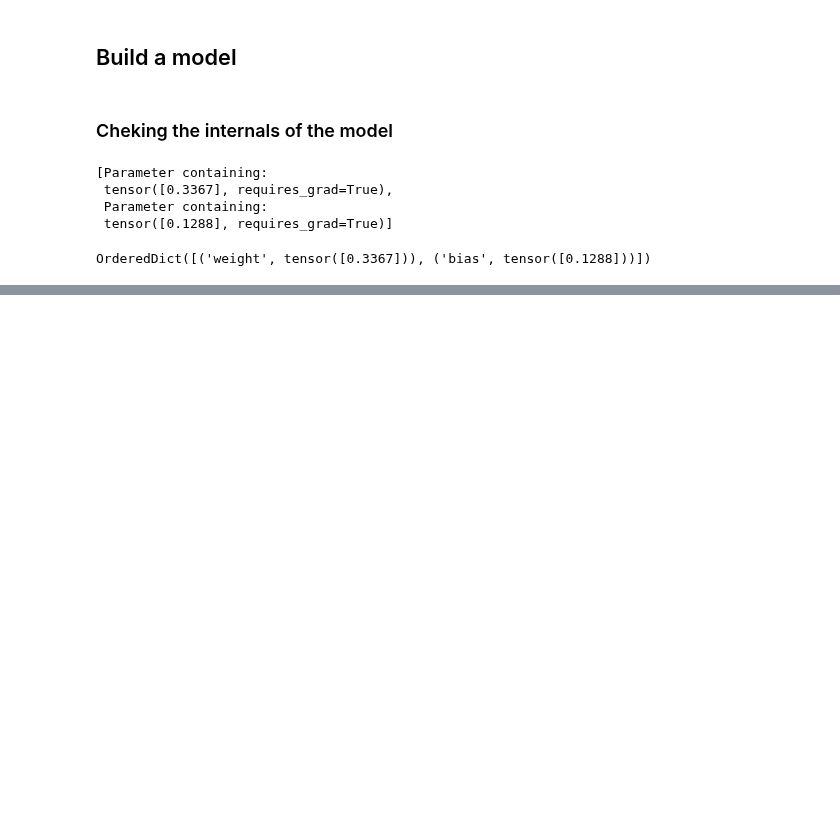
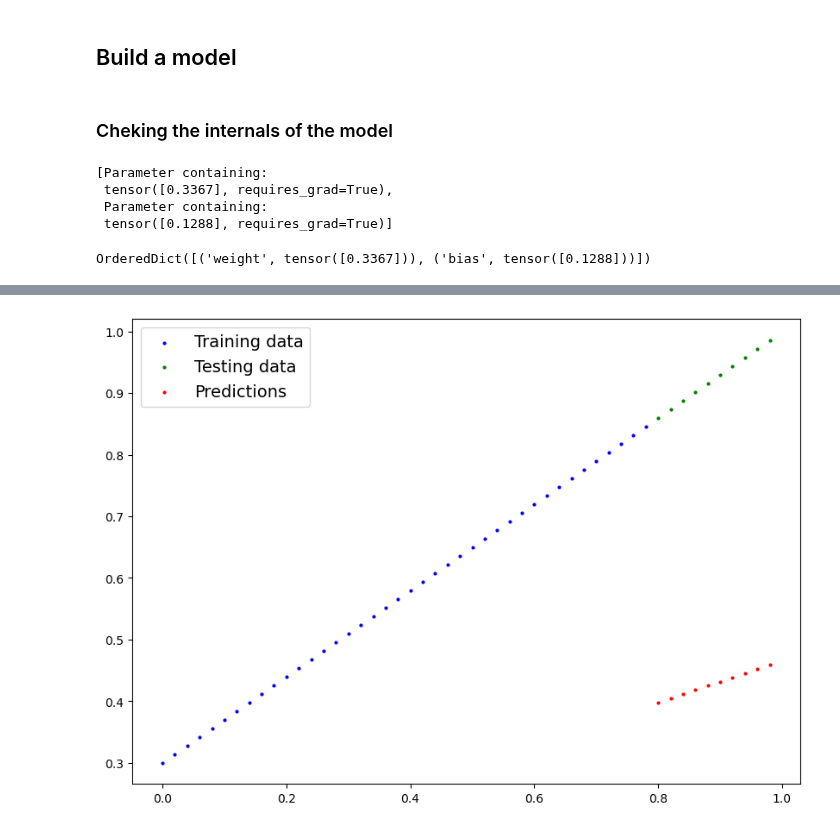
Before and after one commit to addytrunks/machine-learning, a Jupyter notebook: DEEP_LEARNING/01_workflow.ipynb, the cells around one changed output, grey strips where cells are left out. Drawn from its saved outputs; the diff is of its cells as text; code cells hidden in the pictures; blank space fills up the shorter version.

Commit message:
feat: making predictions

```diff
--- a/DEEP_LEARNING/01_workflow.ipynb
+++ b/DEEP_LEARNING/01_workflow.ipynb
@@ -120,7 +120,7 @@ class LinearRegressorModel(nn.Module):
 
     # Computation for output
     def forward(self,x:torch.Tensor) -> torch.Tensor:
-        return self.weights*x+self.bias
+        return self.weight*x+self.bias
 # %% [markdown]
 ### Cheking the internals of the model
 # %%
@@ -141,0 +144,6 @@ OrderedDict([('weight', tensor([0.3367])), ('bias', tensor([0.1288]))])
+# %%
+# When predicting/inferencing, the model need not keep track of gradient (which is done in training) -> .inference_mode() does that (stop tracking
+# gradients)
+with torch.inference_mode():
+    y_pred = model_0(X_test)
+y_pred
@@ -141,0 +161,6 @@ OrderedDict([('weight', tensor([0.3367])), ('bias', tensor([0.1288]))])
+# %%
+plot_predictions(predictions=y_pred)
+
+# It can be noticed that the y_pred and y_test(actual) do  not overlap which says that the parameters of the model needs to updated.
+# %% [output]
+[figure, added]
```
Also changed, not shown: parts of 2 cells of this notebook.
